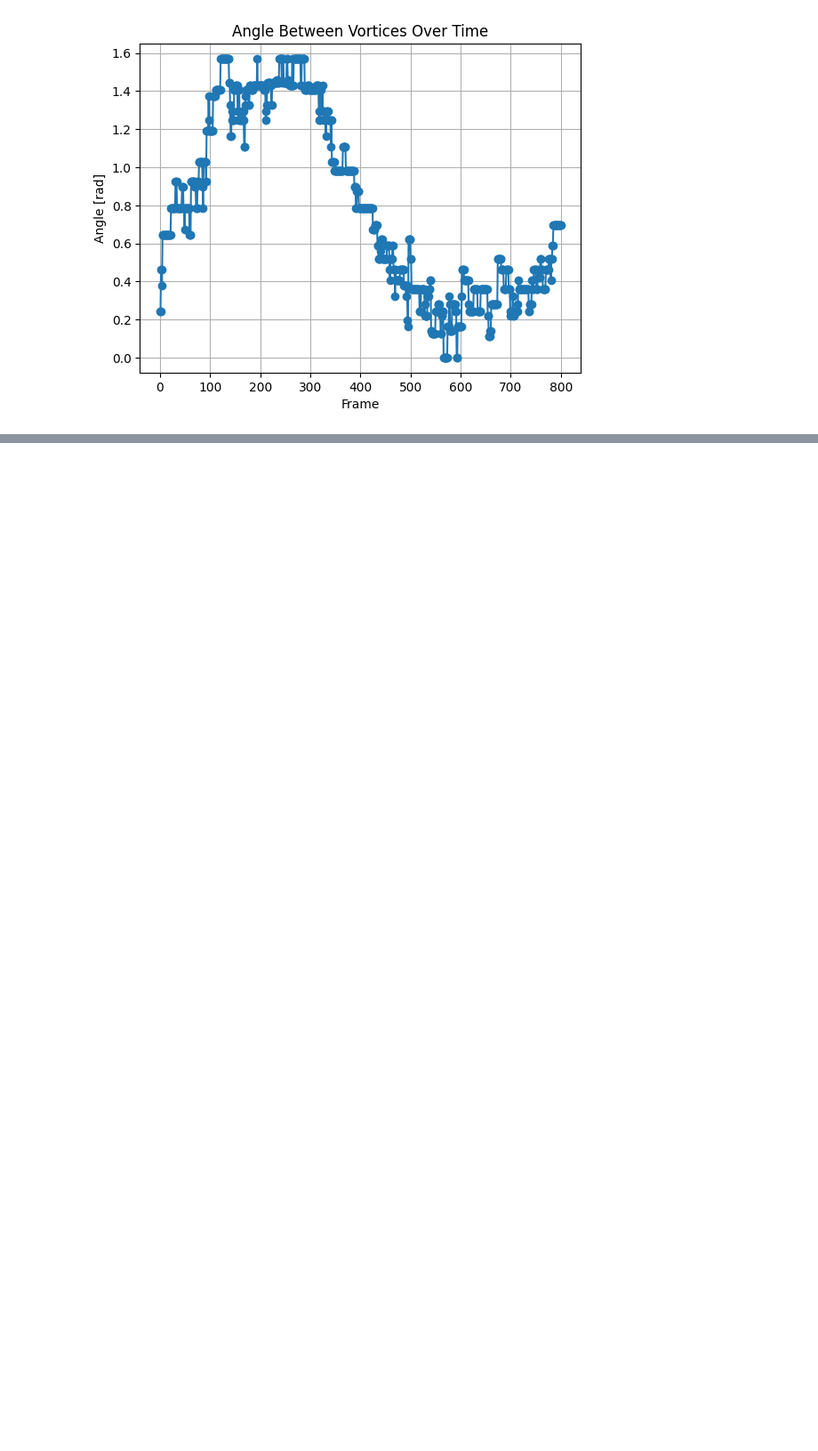
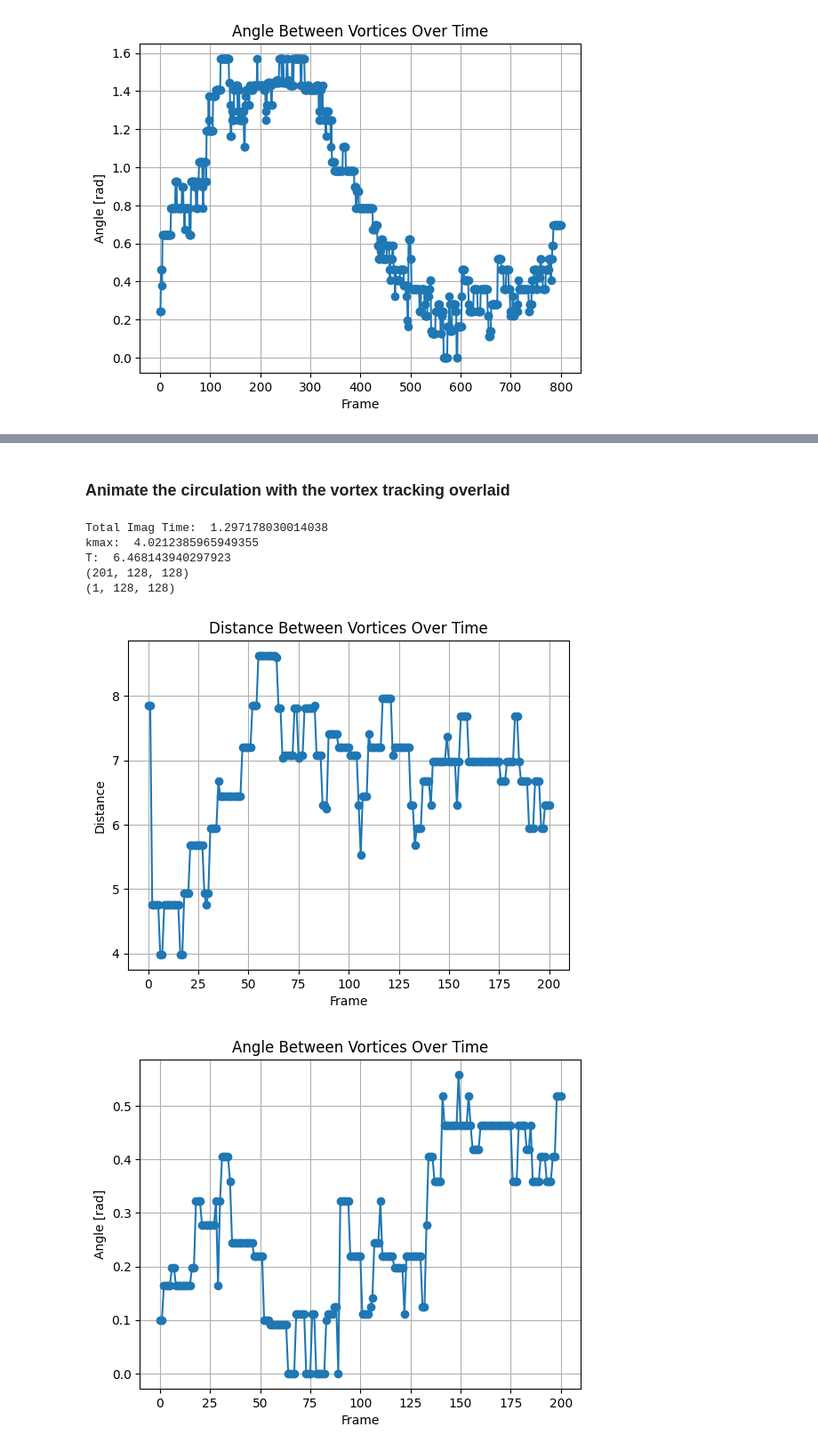
Before and after one commit to easuit24/BECs2, a Jupyter notebook: vortex_tracking_16_6.ipynb, the cells around one changed output, grey strips where cells are left out. Shown at 89% size. Drawn from its saved outputs; the diff is of its cells as text; code cells hidden in the pictures; blank space fills up the shorter version.

Commit message:
revisions to vortex tracking

```diff
--- a/vortex_tracking_16_6.ipynb
+++ b/vortex_tracking_16_6.ipynb
@@ -20,0 +53,17 @@ c = comp() # calculate the averages over the values in the array
+# %% [markdown]
+### Animate the circulation with the vortex tracking overlaid
+# %%
+g = gpe(npoints = 2**6, numImagSteps = 2000, numRealSteps = 50000, dtcoef = 0.0005, boxthickness = 0.4, Nsamples = 1, runAnim = False, Tfact = 0.8, dst = False, vortex = True)
+# %% [output]
+Total Imag Time:  1.297178030014038
+kmax:  4.0212385965949355
+T:  6.468143940297923
+(201, 128, 128)
+(1, 128, 128)
+# %%
+v = vt(g.snaps, g.L, g.dx)
+times,dist = zip(*v.distances)
+times,angles = zip(*v.angles)
+# %% [output]
+[figure, added]
+[figure, added]
```
Also changed, not shown: parts of 20 cells of this notebook, 2 other files.
